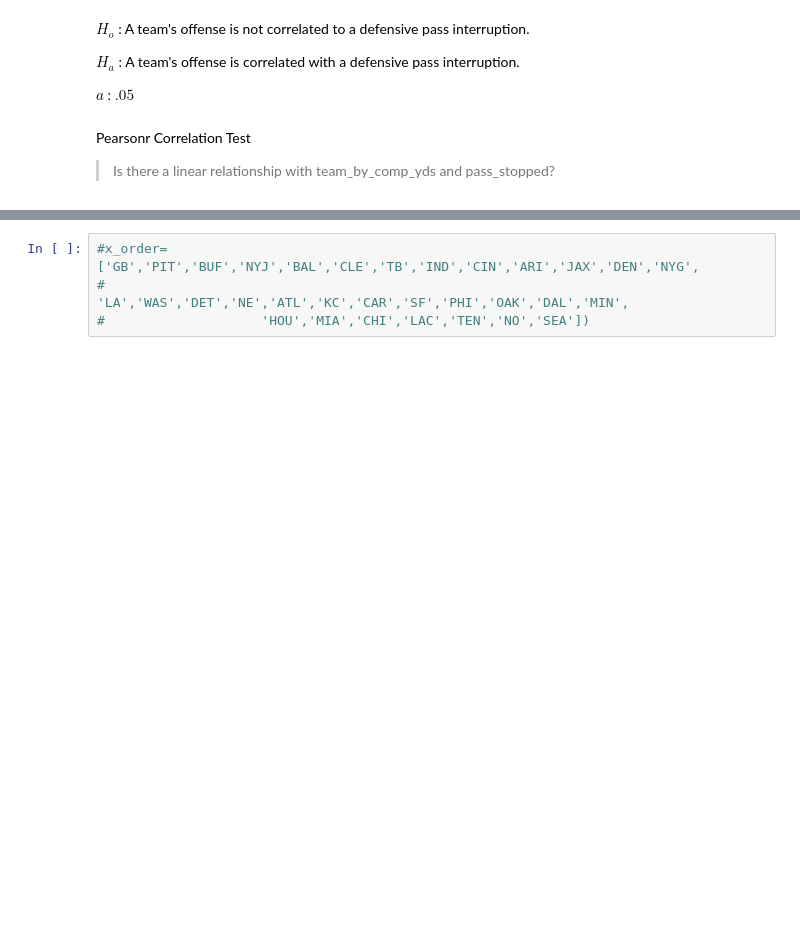
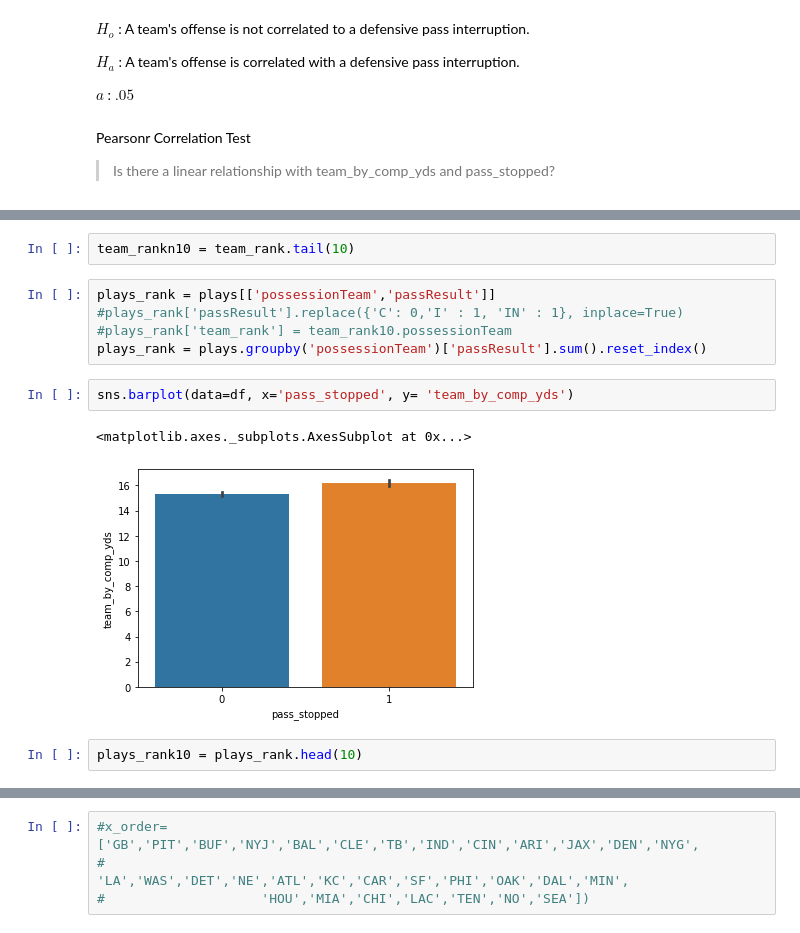
Before and after one commit to Fourth-and-Four/NFL-Big-Data-Bowl-2021, a Jupyter notebook: A_scratch.ipynb, the cells around one changed output, grey strips where cells are left out. Saved outputs shown, nothing was run; the diff lists cells and outputs as text; blank space fills up the shorter version.

```diff
--- a/A_scratch.ipynb
+++ b/A_scratch.ipynb
@@ -128,0 +195,14 @@ Name: possessionTeam, dtype: object
+# %%
+team_rankn10 = team_rank.tail(10)
+# %%
+plays_rank = plays[['possessionTeam','passResult']]
+#plays_rank['passResult'].replace({'C': 0,'I' : 1, 'IN' : 1}, inplace=True)
+#plays_rank['team_rank'] = team_rank10.possessionTeam
+plays_rank = plays.groupby('possessionTeam')['passResult'].sum().reset_index()
+# %%
+sns.barplot(data=df, x='pass_stopped', y= 'team_by_comp_yds')
+# %% [output]
+<matplotlib.axes._subplots.AxesSubplot at 0x...>
+[figure, added]
+# %%
+plays_rank10 = plays_rank.head(10)
```
Also changed, not shown: parts of 40 cells of this notebook.
